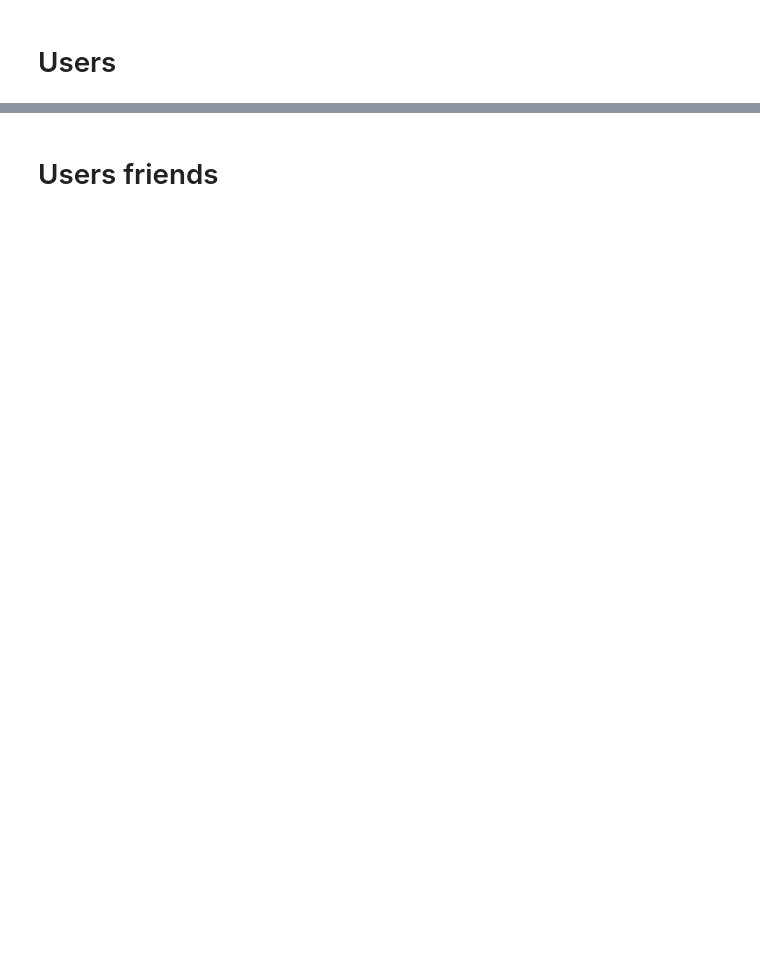
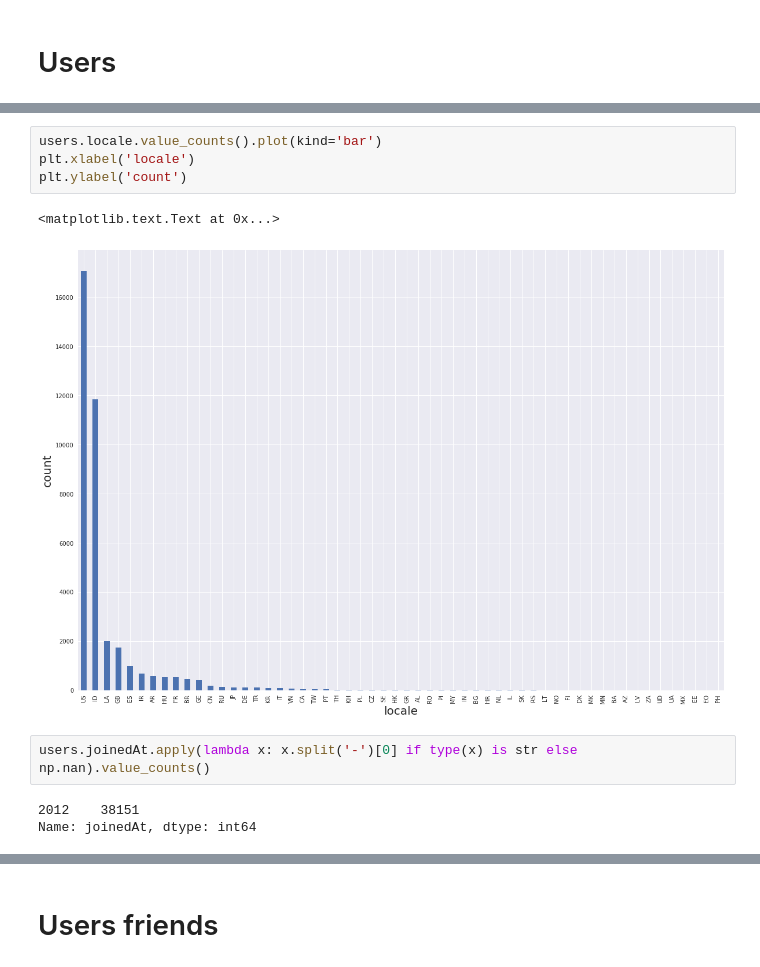
Before and after one commit to YRustt/Contests, a Jupyter notebook: Recomendation system/test.ipynb, the cells around one changed output, grey strips where cells are left out. Saved outputs shown, nothing was run; the diff lists cells and outputs as text; blank space fills up the shorter version.

```diff
--- a/Recomendation system/test.ipynb
+++ b/Recomendation system/test.ipynb
@@ -41,0 +104,12 @@ memory usage: 2.0+ MB
+# %%
+users.locale.value_counts().plot(kind='bar')
+plt.xlabel('locale')
+plt.ylabel('count')
+# %% [output]
+<matplotlib.text.Text at 0x...>
+[figure, added]
+# %%
+users.joinedAt.apply(lambda x: x.split('-')[0] if type(x) is str else np.nan).value_counts()
+# %% [output]
+2012    38151
+Name: joinedAt, dtype: int64
```
Also changed, not shown: parts of 20 cells of this notebook.
